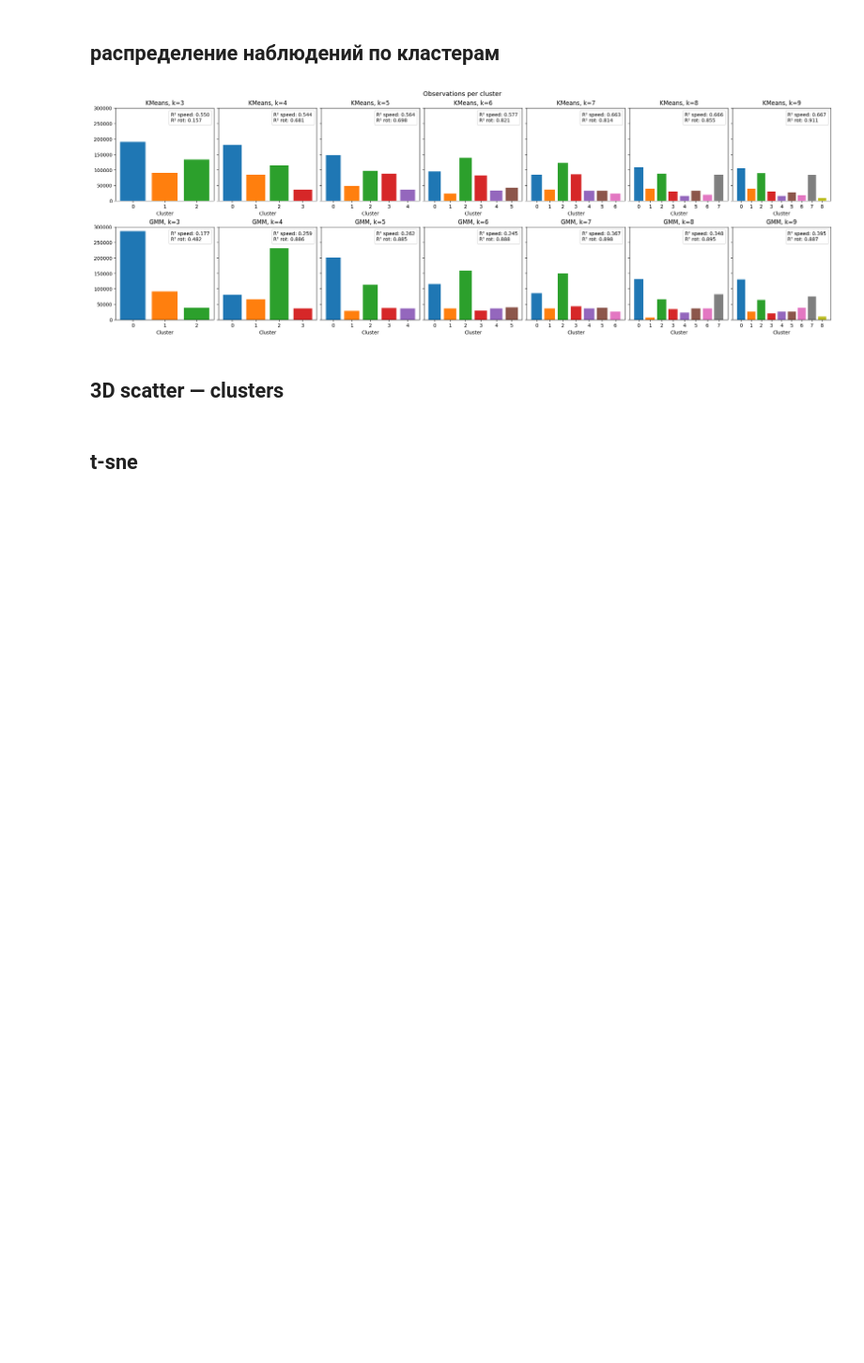
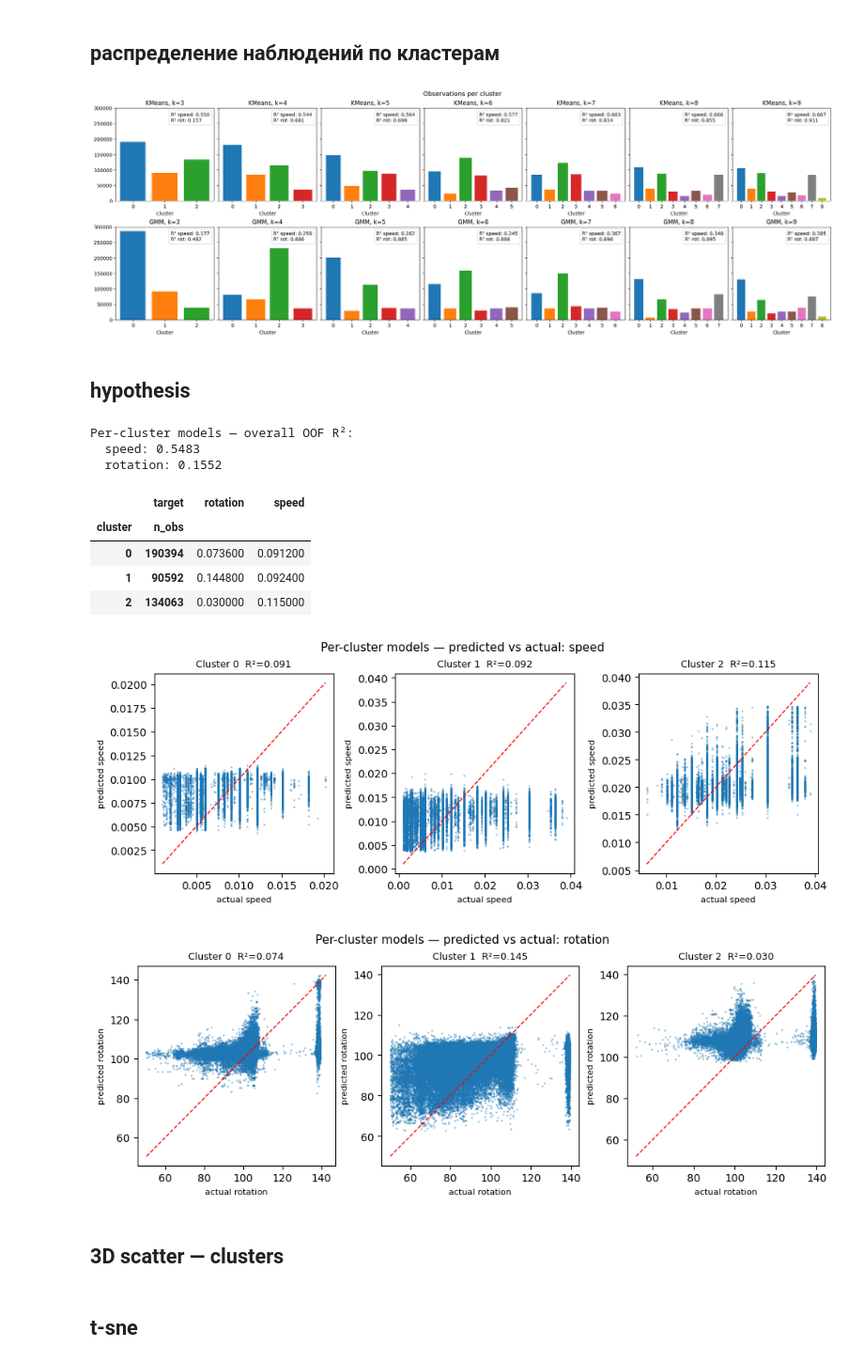
Before and after one commit to qa1roO/OptimalDrilling, a Jupyter notebook: notebooks/research.ipynb, the cells around one changed output. Shown at 94% size. Saved outputs shown, nothing was run; the diff lists cells and outputs as text; code cells hidden in the pictures; blank space fills up the shorter version.

```diff
--- a/notebooks/research.ipynb
+++ b/notebooks/research.ipynb
@@ -502,6 +502,84 @@ plt.suptitle("Observations per cluster", fontsize=13)
 plt.show()
 # %% [output]
 [figure]
+# %% [markdown]
+## hypothesis
+# %%
+HYP_K = 3
+HYP_FEATURES = ["pressure_axis", "pressure_rotation"]
+
+km5 = KMeans(n_clusters=HYP_K, random_state=RANDOM_STATE, n_init='auto')
+labels5 = km5.fit_predict(X_scaled)
+
+# ── train one LightGBM per cluster, OOF predictions ──────────────────────────
+oof = {t: np.full(len(df), np.nan) for t in ["speed", "rotation"]}
+
+for cid in range(HYP_K):
+    mask  = labels5 == cid
+    feat  = df.loc[mask, HYP_FEATURES]
+    grp   = df.loc[mask, "well_id"].values
+    n_sp  = min(N_SPLITS, len(np.unique(grp)))
+
+    for target in ["speed", "rotation"]:
+        y = df.loc[mask, target].values
+        fold_preds = np.full(len(y), np.nan)
+        for tr, te in GroupKFold(n_splits=n_sp).split(feat, y, grp):
+            m = lgb.LGBMRegressor(random_state=RANDOM_STATE, n_jobs=-1, verbose=-1)
+            m.fit(feat.iloc[tr], y[tr])
+            fold_preds[te] = m.predict(feat.iloc[te])
+        oof[target][mask] = fold_preds
+
+# ── overall R² across all clusters ───────────────────────────────────────────
+print("Per-cluster models — overall OOF R²:")
+for target in ["speed", "rotation"]:
+    valid = ~np.isnan(oof[target])
+    print(f"  {target}: {r2_score(df[target].values[valid], oof[target][valid]):.4f}")
+
+# ── per-cluster R² table ──────────────────────────────────────────────────────
+rows = []
+for cid in range(HYP_K):
+    mask = labels5 == cid
+    for target in ["speed", "rotation"]:
+        preds = oof[target][mask]
+        y_true = df.loc[mask, target].values
+        valid  = ~np.isnan(preds)
+        rows.append({"cluster": cid, "n_obs": int(mask.sum()),
+                     "target": target, "r2": r2_score(y_true[valid], preds[valid])})
+
+r2_table = (pd.DataFrame(rows)
+            .pivot_table(index=["cluster", "n_obs"], columns="target", values="r2")
+            .round(4))
+display(r2_table.style.background_gradient(cmap="RdYlGn"))
+
+# ── predicted vs actual per cluster ──────────────────────────────────────────
+for target in ["speed", "rotation"]:
+    fig, axes = plt.subplots(1, HYP_K, figsize=(HYP_K * 3.2, 3.5), constrained_layout=True)
+    for cid, ax in enumerate(axes):
+        mask   = labels5 == cid
+        y_true = df.loc[mask, target].values
+        preds  = oof[target][mask]
+        valid  = ~np.isnan(preds)
+        r2 = r2_score(y_true[valid], preds[valid])
+        ax.scatter(y_true[valid], preds[valid], s=1, alpha=0.3)
+        lims = [min(y_true[valid].min(), preds[valid].min()),
+                max(y_true[valid].max(), preds[valid].max())]
+        ax.plot(lims, lims, "r--", linewidth=1)
+        ax.set_title(f"Cluster {cid}  R²={r2:.3f}", fontsize=9)
+        ax.set_xlabel(f"actual {target}", fontsize=8)
+        ax.set_ylabel(f"predicted {target}", fontsize=8)
+    fig.suptitle(f"Per-cluster models — predicted vs actual: {target}", fontsize=11)
+    plt.show()
+# %% [output]
+Per-cluster models — overall OOF R²:
+  speed: 0.5483
+  rotation: 0.1552
+|  | target | rotation | speed |
+| cluster | n_obs |  |  |
+| 0 | 190394 | 0.073600 | 0.091200 |
+| 1 | 90592 | 0.144800 | 0.092400 |
+| 2 | 134063 | 0.030000 | 0.115000 |
+[figure, added]
+[figure, added]
 # %% [markdown]
 ## 3D scatter — clusters
 # %% [markdown]
```
Also changed, not shown: 8 other files.
